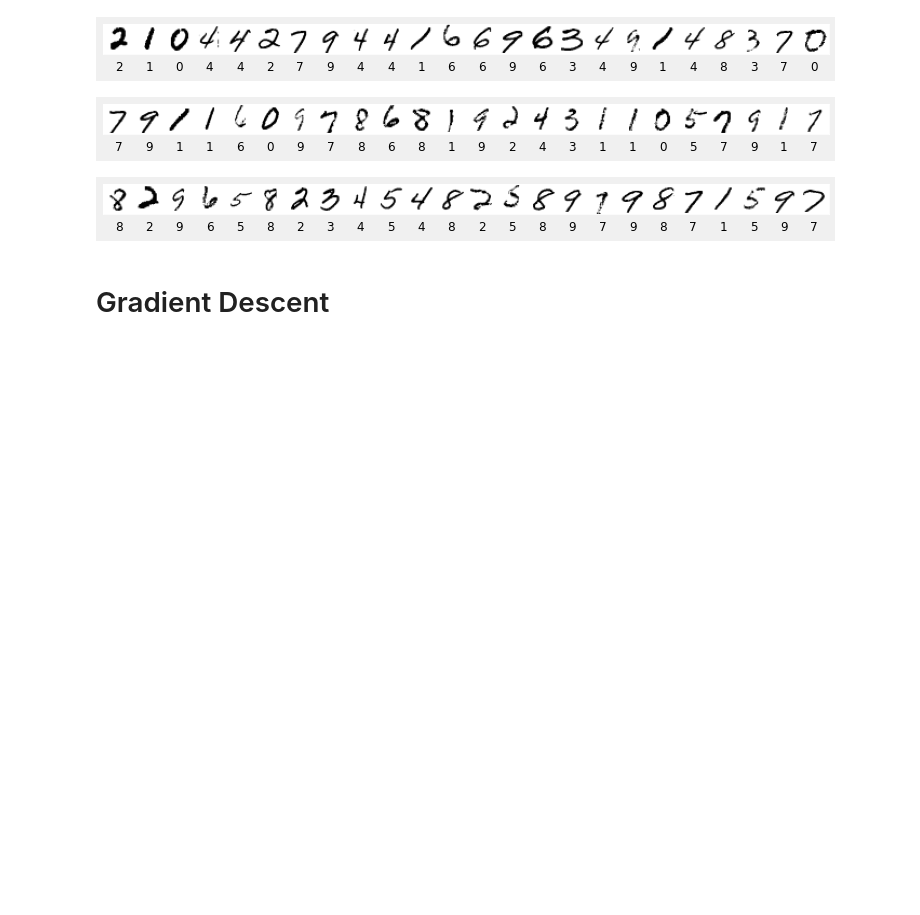
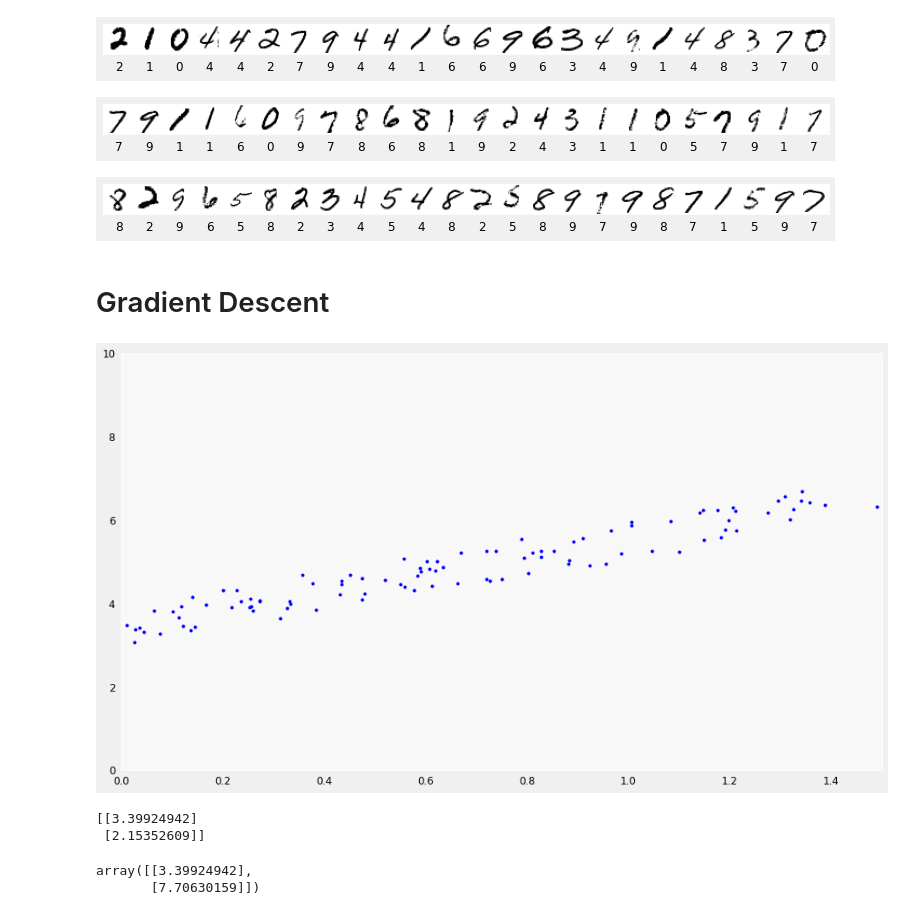
Before and after one commit to AbrahamKong/CMPE258-Lecture_1_Assignment, a Jupyter notebook: CMPE_258_Lecture_1_Assignment_Fast_AI_colab,_Whitebox_deep_learning,_Gradient_Descent.ipynb, the cells around one changed output. Cells and saved outputs as stored; diff of their text form; code cells hidden in the pictures; blank space fills up the shorter version.

```diff
--- a/CMPE_258_Lecture_1_Assignment_Fast_AI_colab,_Whitebox_deep_learning,_Gradient_Descent.ipynb
+++ b/CMPE_258_Lecture_1_Assignment_Fast_AI_colab,_Whitebox_deep_learning,_Gradient_Descent.ipynb
@@ -375,0 +390,30 @@ display_top_unrecognized(validation_digits, predicted_labels, validation_labels,
+# %%
+# Generate and plot random data
+
+X = 1.5 * np.random.rand(100, 1)
+Y = 3 + 2 * X + np.random.rand(100, 1)
+# %%
+plt.plot(X, Y, 'b.')
+_ = plt.axis([0,1.5,0,10])
+plt.show()
+# %% [output]
+[figure, added]
+# %%
+# Training the model using Normal Equation
+
+X_b = np.c_[np.ones((100,1)),X]
+theta_best = np.linalg.inv(X_b.T.dot(X_b)).dot(X_b.T).dot(Y)
+print(theta_best)
+# %% [output]
+[[3.39924942]
+ [2.15352609]]
+# %%
+# Make prediction using Theta
+
+X_new = np.array([[0],[2]])
+X_new_b = np.c_[np.ones((2,1)),X_new]
+y_predict = X_new_b.dot(theta_best)
+y_predict
+# %% [output]
+array([[3.39924942],
+       [7.70630159]])
```
Also changed, not shown: parts of 12 cells of this notebook.
